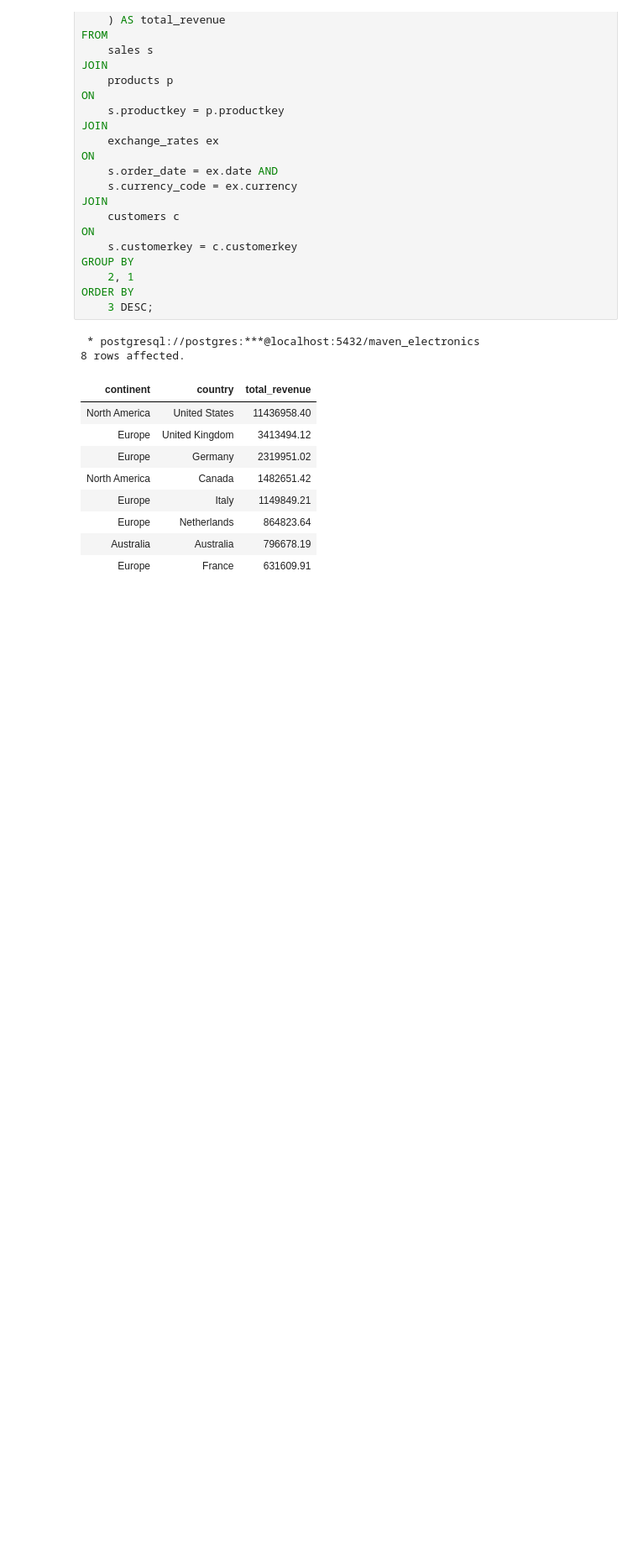
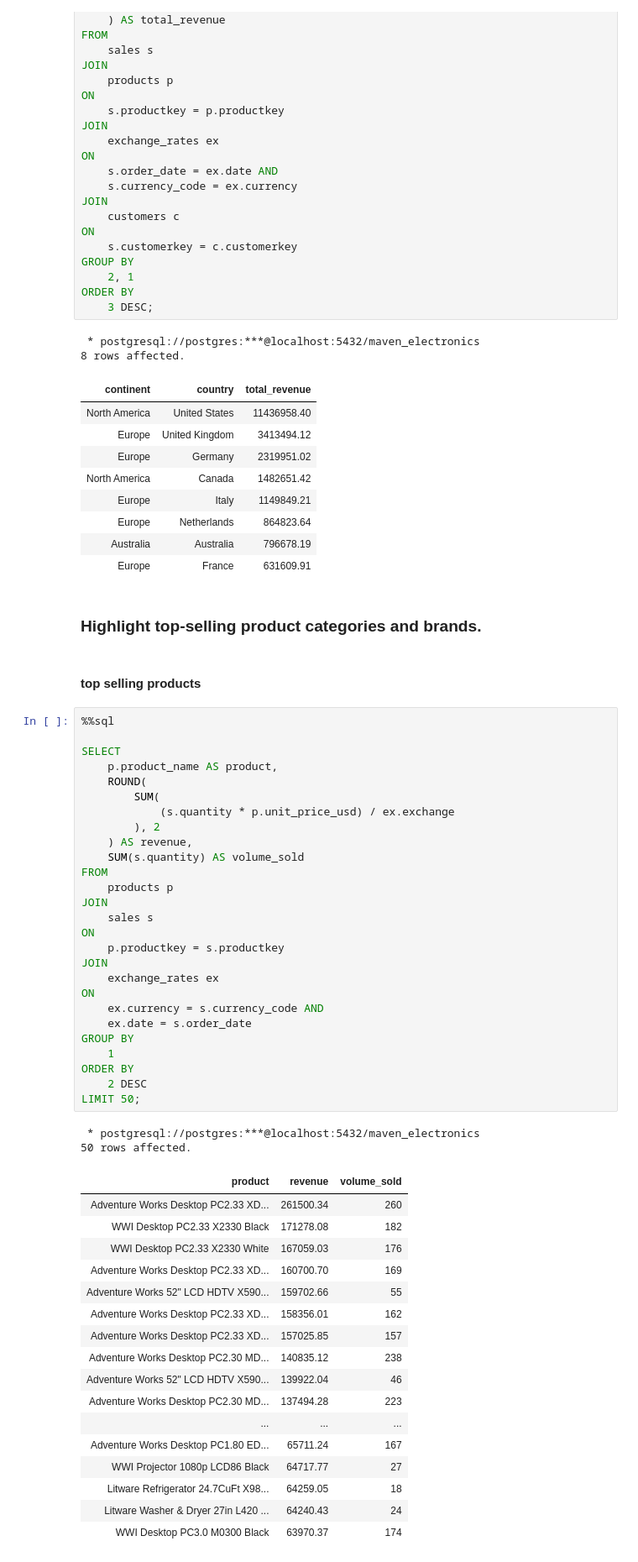
Before and after one commit to Ronald116/Data-Analysis-Projects, a Jupyter notebook: Maven_Global_Electronics_Retailer/global_electronics_retail_analysis.ipynb, the cells around one changed output. Shown: that part at 84% size. Saved outputs shown, nothing was run; the diff lists cells and outputs as text; blank space fills up the shorter version.

```diff
--- a/Maven_Global_Electronics_Retailer/global_electronics_retail_analysis.ipynb
+++ b/Maven_Global_Electronics_Retailer/global_electronics_retail_analysis.ipynb
@@ -362,3 +362,54 @@ ORDER BY
 | Europe | Netherlands | 864823.64 |
 | Australia | Australia | 796678.19 |
 | Europe | France | 631609.91 |
+# %% [markdown]
+### Highlight top-selling product categories and brands.
+# %% [markdown]
+#### top selling products
+# %%
+%%sql
+
+SELECT
+    p.product_name AS product,
+    ROUND(
+        SUM(
+            (s.quantity * p.unit_price_usd) / ex.exchange
+        ), 2
+    ) AS revenue,
+    SUM(s.quantity) AS volume_sold
+FROM
+    products p
+JOIN
+    sales s
+ON
+    p.productkey = s.productkey
+JOIN
+    exchange_rates ex
+ON
+    ex.currency = s.currency_code AND
+    ex.date = s.order_date
+GROUP BY
+    1
+ORDER BY
+    2 DESC
+LIMIT 50;
+# %% [output]
+ * postgresql://postgres:***@localhost:5432/maven_electronics
+50 rows affected.
+| product | revenue | volume_sold |
+| Adventure Works Desktop PC2.33 XD... | 261500.34 | 260 |
+| WWI Desktop PC2.33 X2330 Black | 171278.08 | 182 |
+| WWI Desktop PC2.33 X2330 White | 167059.03 | 176 |
+| Adventure Works Desktop PC2.33 XD... | 160700.70 | 169 |
+| Adventure Works 52" LCD HDTV X590... | 159702.66 | 55 |
+| Adventure Works Desktop PC2.33 XD... | 158356.01 | 162 |
+| Adventure Works Desktop PC2.33 XD... | 157025.85 | 157 |
+| Adventure Works Desktop PC2.30 MD... | 140835.12 | 238 |
+| Adventure Works 52" LCD HDTV X590... | 139922.04 | 46 |
+| Adventure Works Desktop PC2.30 MD... | 137494.28 | 223 |
+| ... | ... | ... |
+| Adventure Works Desktop PC1.80 ED... | 65711.24 | 167 |
+| WWI Projector 1080p LCD86 Black | 64717.77 | 27 |
+| Litware Refrigerator 24.7CuFt X98... | 64259.05 | 18 |
+| Litware Washer & Dryer 27in L420 ... | 64240.43 | 24 |
+| WWI Desktop PC3.0 M0300 Black | 63970.37 | 174 |
```
Also changed, not shown: parts of 4 cells of this notebook.
